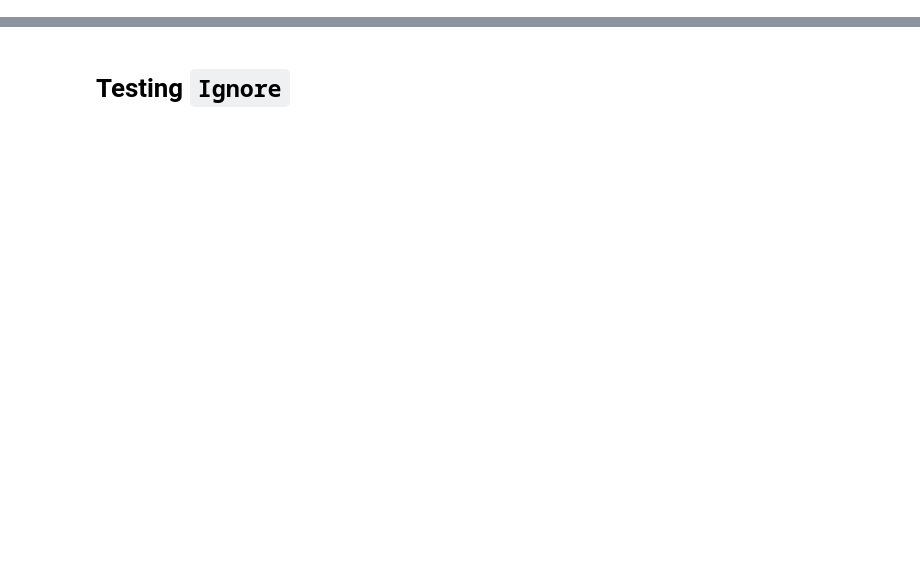
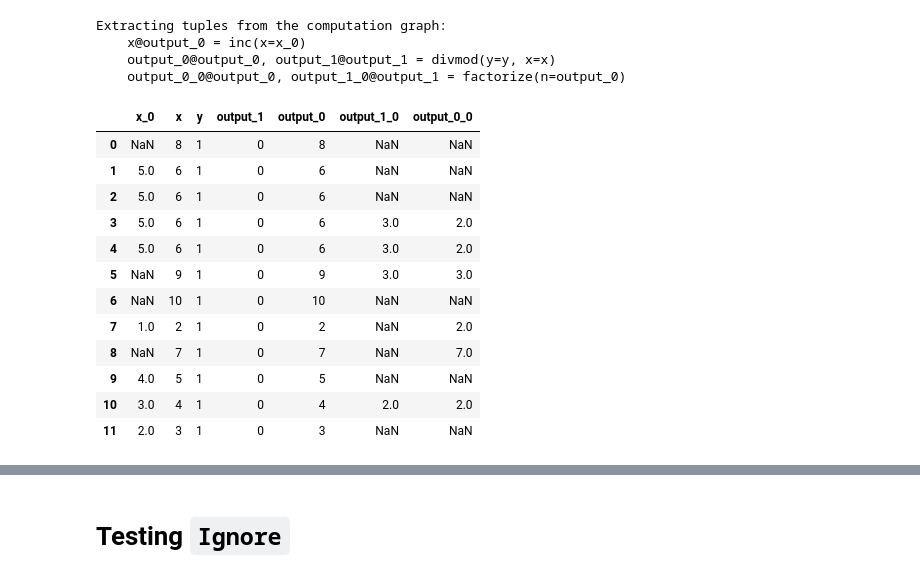
Before and after one commit to amakelov/mandala, a Jupyter notebook: mandala/_next/tests.ipynb, the cells around one changed output, grey strips where cells are left out. Cells and saved outputs as stored; diff of their text form; code cells hidden in the pictures; blank space fills up the shorter version.

```diff
--- a/mandala/_next/tests.ipynb
+++ b/mandala/_next/tests.ipynb
@@ -4,0 +11,30 @@ from mandala._next.utils import *
+# %%
+### some example functions
+@op
+def inc(x: int) -> int:
+    return x + 1
+
+@op
+def divmod(x: int, y: int) -> Tuple[int, int]:
+    return x // y, x % y
+
+@op # a function with a wild input signature
+def add(x, *args, y: int = 1, **kwargs):
+    # just sum everything
+    return x + sum(args) + y + sum(kwargs.values())
+
+@op # a function with a variable number of outputs
+def factorize(n: int) -> Tuple[int, ...]:
+    factors = []
+    for i in range(2, n + 1):
+        while n % i == 0:
+            factors.append(i)
+            n //= i
+    return tuple(factors)
+
+@op # function with list input and dict output
+def get_stats(nums: MList[Any]) -> MDict[str, float]:
+    return {
+        'avg': float(sum(nums) / len(nums)),
+        'sum': float(sum(nums)),
+    }
@@ -4,0 +43,3 @@ from mandala._next.utils import *
+# %%
+### pipeline where some intermediate nodes contain source/sink refs
+storage = Storage()
@@ -4,0 +60,4 @@ from mandala._next.utils import *
+# %%
+cf = storage.cf(divmod).expand()
+cf.draw(); display(cf.get_df(include_calls=False))
+# %% [output]
@@ -4,0 +65,17 @@ from mandala._next.utils import *
+Extracting tuples from the computation graph:
+    x@output_0 = inc(x=x_0)
+    output_0@output_0, output_1@output_1 = divmod(y=y, x=x)
+    output_0_0@output_0, output_1_0@output_1 = factorize(n=output_0)
+|  | x_0 | x | y | output_1 | output_0 | output_1_0 | output_0_0 |
+| 0 | NaN | 8 | 1 | 0 | 8 | NaN | NaN |
+| 1 | 5.0 | 6 | 1 | 0 | 6 | NaN | NaN |
+| 2 | 5.0 | 6 | 1 | 0 | 6 | NaN | NaN |
+| 3 | 5.0 | 6 | 1 | 0 | 6 | 3.0 | 2.0 |
+| 4 | 5.0 | 6 | 1 | 0 | 6 | 3.0 | 2.0 |
+| 5 | NaN | 9 | 1 | 0 | 9 | 3.0 | 3.0 |
+| 6 | NaN | 10 | 1 | 0 | 10 | NaN | NaN |
+| 7 | 1.0 | 2 | 1 | 0 | 2 | NaN | 2.0 |
+| 8 | NaN | 7 | 1 | 0 | 7 | NaN | 7.0 |
+| 9 | 4.0 | 5 | 1 | 0 | 5 | NaN | NaN |
+| 10 | 3.0 | 4 | 1 | 0 | 4 | 2.0 | 2.0 |
+| 11 | 2.0 | 3 | 1 | 0 | 3 | NaN | NaN |
```
Also changed, not shown: parts of 15 cells of this notebook, 3 other files.
